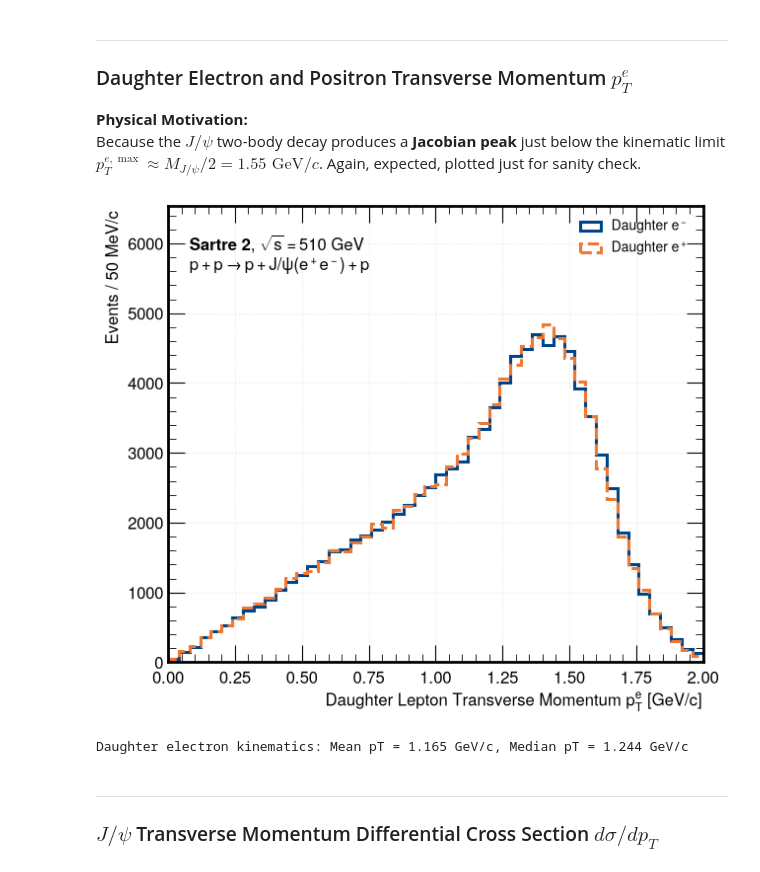
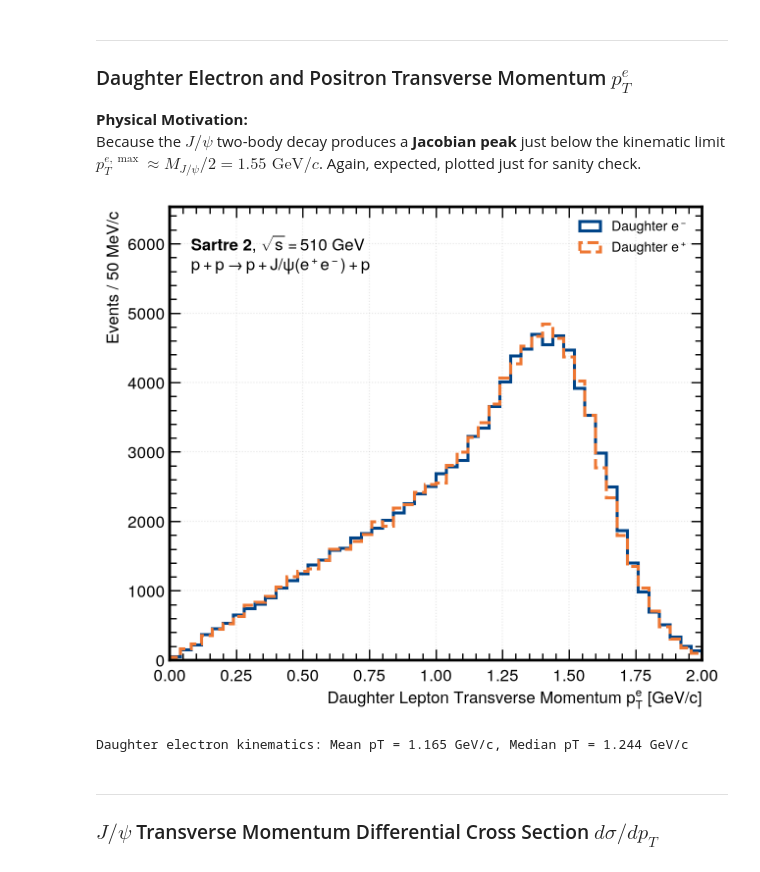
Before and after one commit to TheLittleRock/sartrepp, a Jupyter notebook: book/07_sartre_simulation_analysis_and_plots.ipynb, the cells around one changed output. Saved outputs shown, nothing was run; the diff lists cells and outputs as text; code cells hidden in the pictures.

```diff
--- a/book/07_sartre_simulation_analysis_and_plots.ipynb
+++ b/book/07_sartre_simulation_analysis_and_plots.ipynb
@@ -817,34 +826,37 @@ h_em, _ = np.histogram(data_bsat['em_pt'], bins=bins_ept)
 h_ep, _ = np.histogram(data_bsat['ep_pt'], bins=bins_ept)
 max_ept = max(np.max(h_em), np.max(h_ep))
 
 ax.hist(data_bsat['em_pt'], bins=bins_ept, histtype='step', lw=2.2, color='#004488',
         label=r'Daughter $e^-$')
 ax.hist(data_bsat['ep_pt'], bins=bins_ept, histtype='step', lw=2.2, color='#EE7733', ls='--',
         label=r'Daughter $e^+$')
 
 #ax.axvline(1.548, color='#CC3311', lw=1.8, ls='-', label=r'Jacobian Edge $1.55\text{ GeV}/c$')
 #ax.axvline(0.3, color='#33BBEE', lw=1.8, ls='-.', label=r'BEMC Threshold $0.3\text{ GeV}/c$')
 
 ax.set_xlabel(r'Daughter Lepton Transverse Momentum $p_T^e$ [$\text{GeV}/c$]')
 ax.set_ylabel(r'Events / $50\text{ MeV}/c$ ')
 ax.set_xlim(0.0, 2.0)
 ax.set_ylim(0, max_ept * 1.35)
 ax.grid(True, alpha=0.3)
 
 # Borderless 2-line text at top-left
 ax.text(0.04, 0.94, r'$\mathbf{Sartre\ 2}$, $\sqrt{s} = 510\text{ GeV}$' + '\n' +
         r'$p + p \rightarrow p + J/\psi(e^+e^-) + p$',
         transform=ax.transAxes, fontsize=12, va='top')
 
+ax.tick_params(axis='both', which='major', length = 8, width = 1)
+ax.tick_params(axis='both', which='minor', length = 5, width = 1)
+
 # Clean legend at top-right
 ax.legend(loc='upper right', frameon=False, fontsize=10)
 
 plt.savefig(FIG_DIR / "fig_04_electron_pt_distribution.pdf", bbox_inches='tight')
 plt.show()
 
 print(f"Daughter electron kinematics: Mean pT = {np.mean(data_bsat['em_pt']):.3f} GeV/c, Median pT = {np.median(data_bsat['em_pt']):.3f} GeV/c")
 # %% [output]
-[figure, old version]
+[figure, new version]
 Daughter electron kinematics: Mean pT = 1.165 GeV/c, Median pT = 1.244 GeV/c
 # %% [markdown]
 ---
```
Also changed, not shown: parts of 19 cells of this notebook, 18 other files.
